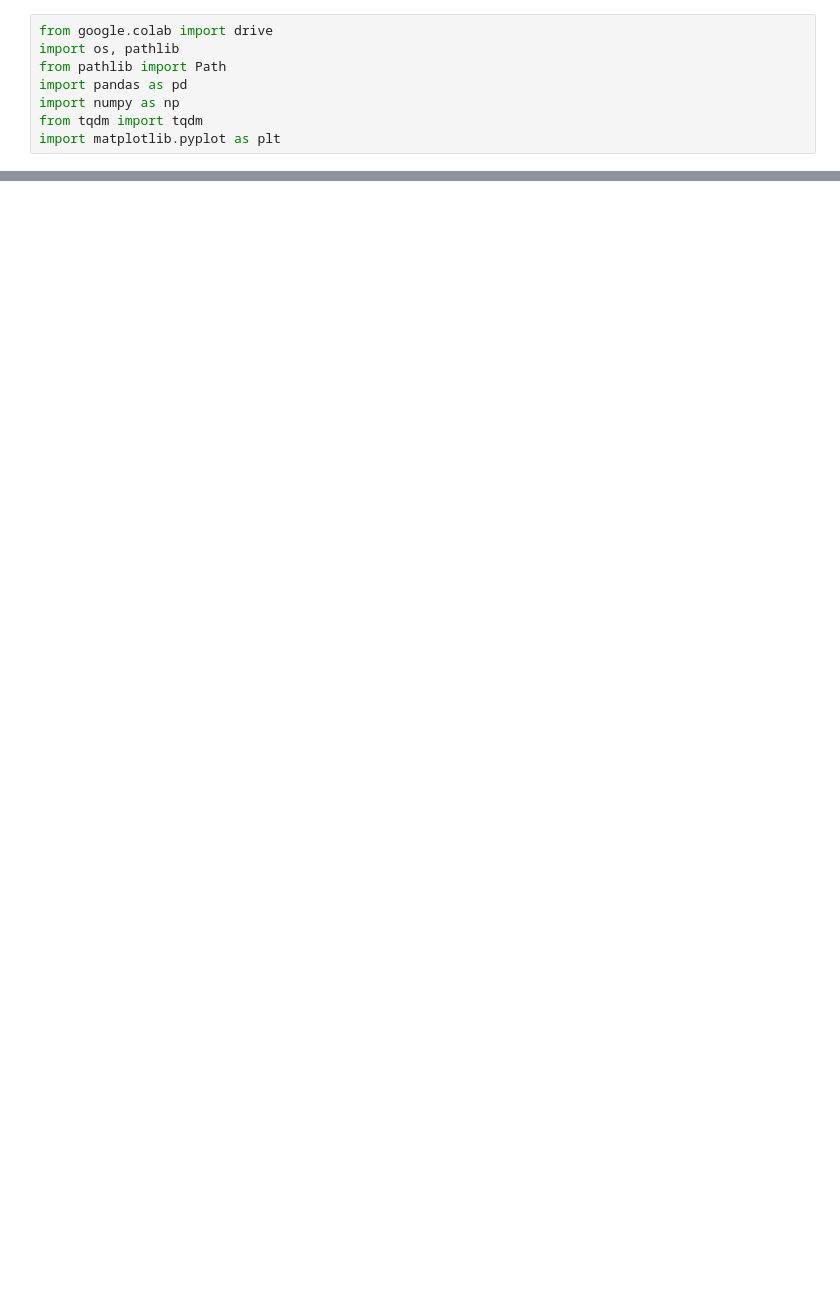
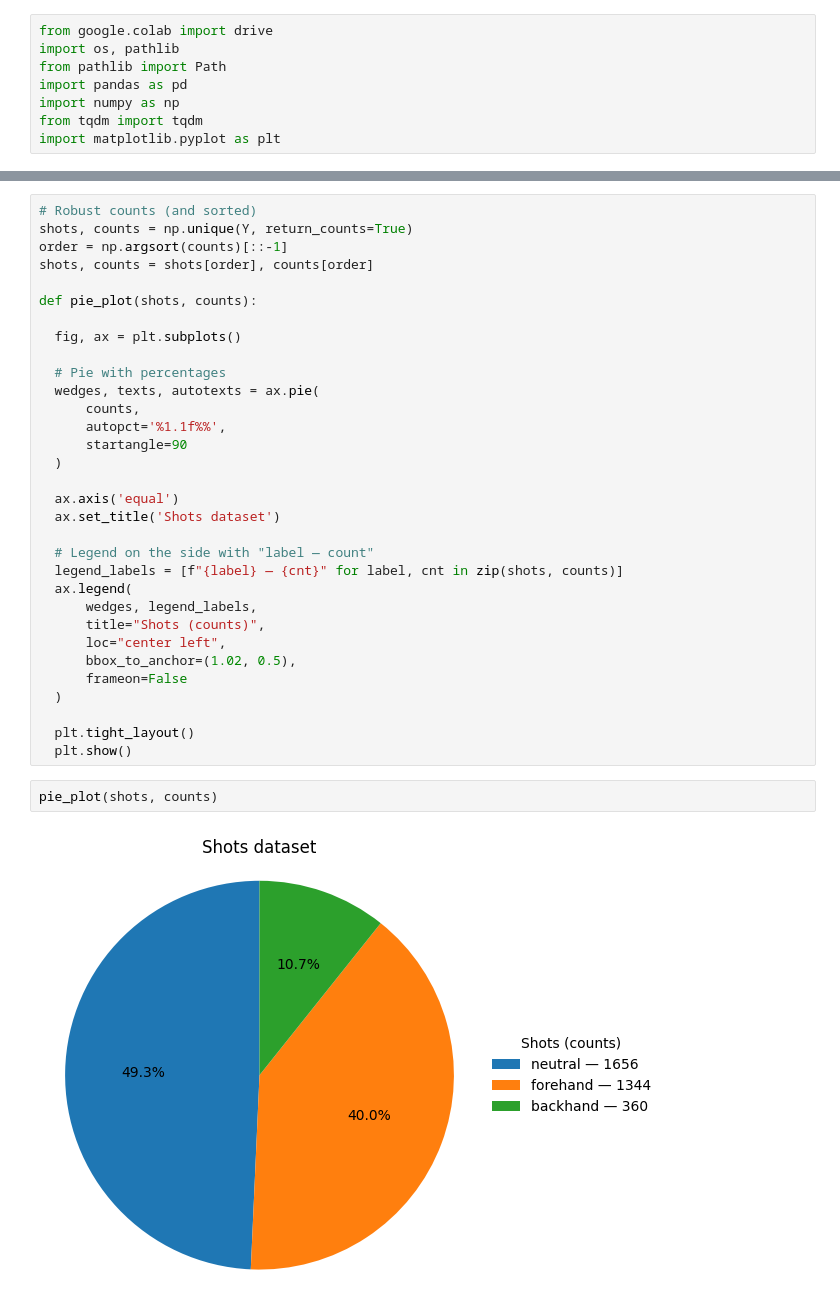
Before and after one commit to Svanzi/Tennis-Shoot-Recognition, a Jupyter notebook: Shot_Classification.ipynb, the cells around one changed output, grey strips where cells are left out. Drawn from its saved outputs; the diff is of its cells as text; blank space fills up the shorter version.

```diff
--- a/Shot_Classification.ipynb
+++ b/Shot_Classification.ipynb
@@ -105,0 +145,36 @@ plt.show()
+# %%
+# Robust counts (and sorted)
+shots, counts = np.unique(Y, return_counts=True)
+order = np.argsort(counts)[::-1]
+shots, counts = shots[order], counts[order]
+
+def pie_plot(shots, counts):
+
+  fig, ax = plt.subplots()
+
+  # Pie with percentages
+  wedges, texts, autotexts = ax.pie(
+      counts,
+      autopct='%1.1f%%',
+      startangle=90
+  )
+
+  ax.axis('equal')
+  ax.set_title('Shots dataset')
+
+  # Legend on the side with "label — count"
+  legend_labels = [f"{label} — {cnt}" for label, cnt in zip(shots, counts)]
+  ax.legend(
+      wedges, legend_labels,
+      title="Shots (counts)",
+      loc="center left",
+      bbox_to_anchor=(1.02, 0.5),
+      frameon=False
+  )
+
+  plt.tight_layout()
+  plt.show()
+# %%
+pie_plot(shots, counts)
+# %% [output]
+[figure, added]
```
Also changed, not shown: parts of 6 cells of this notebook.
